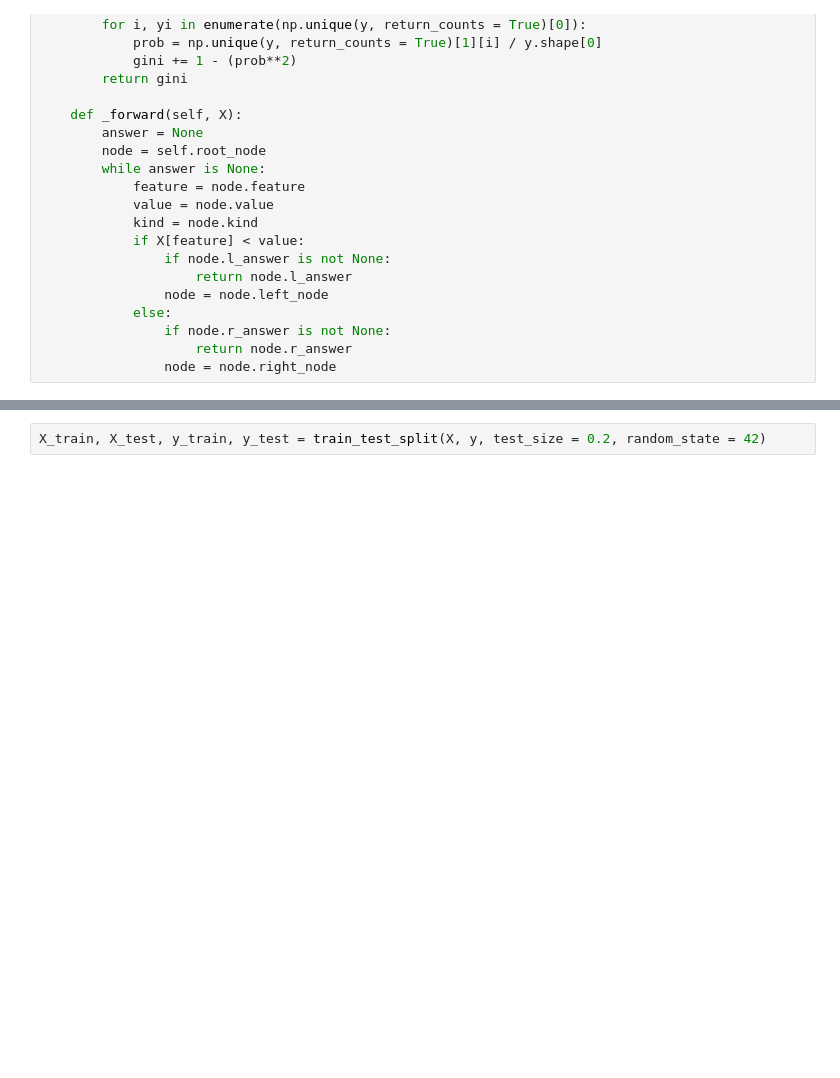
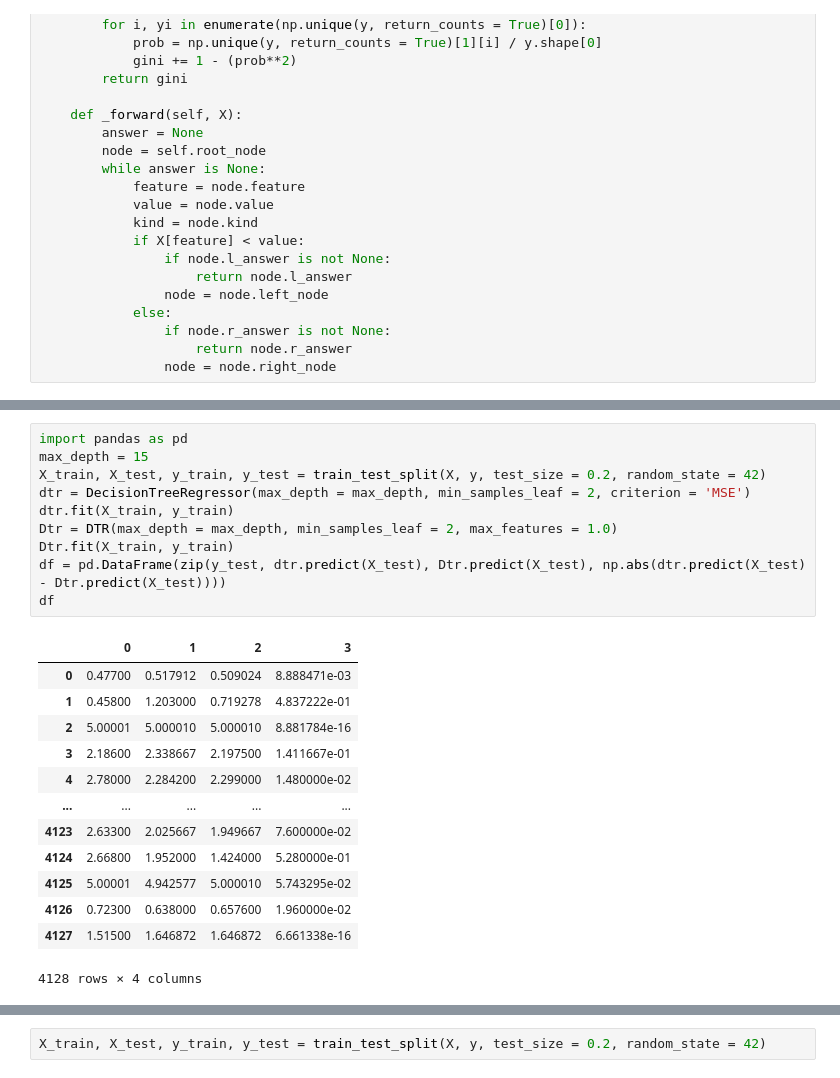
Before and after one commit to Komaronesi/DecisionTree, a Jupyter notebook: DecisionTree.ipynb, the cells around one changed output, grey strips where cells are left out. Cells and saved outputs as stored; diff of their text form; blank space fills up the shorter version.

```diff
--- a/DecisionTree.ipynb
+++ b/DecisionTree.ipynb
@@ -323,0 +358,24 @@ class DecisionTreeRegressor():
+# %%
+import pandas as pd
+max_depth = 15
+X_train, X_test, y_train, y_test = train_test_split(X, y, test_size = 0.2, random_state = 42)
+dtr = DecisionTreeRegressor(max_depth = max_depth, min_samples_leaf = 2, criterion = 'MSE')
+dtr.fit(X_train, y_train)
+Dtr = DTR(max_depth = max_depth, min_samples_leaf = 2, max_features = 1.0)
+Dtr.fit(X_train, y_train)
+df = pd.DataFrame(zip(y_test, dtr.predict(X_test), Dtr.predict(X_test), np.abs(dtr.predict(X_test) - Dtr.predict(X_test))))
+df
+# %% [output]
+|  | 0 | 1 | 2 | 3 |
+| 0 | 0.47700 | 0.517912 | 0.509024 | 8.888471e-03 |
+| 1 | 0.45800 | 1.203000 | 0.719278 | 4.837222e-01 |
+| 2 | 5.00001 | 5.000010 | 5.000010 | 8.881784e-16 |
+| 3 | 2.18600 | 2.338667 | 2.197500 | 1.411667e-01 |
+| 4 | 2.78000 | 2.284200 | 2.299000 | 1.480000e-02 |
+| ... | ... | ... | ... | ... |
+| 4123 | 2.63300 | 2.025667 | 1.949667 | 7.600000e-02 |
+| 4124 | 2.66800 | 1.952000 | 1.424000 | 5.280000e-01 |
+| 4125 | 5.00001 | 4.942577 | 5.000010 | 5.743295e-02 |
+| 4126 | 0.72300 | 0.638000 | 0.657600 | 1.960000e-02 |
+| 4127 | 1.51500 | 1.646872 | 1.646872 | 6.661338e-16 |
+4128 rows × 4 columns
```
Also changed, not shown: parts of 11 cells of this notebook.
